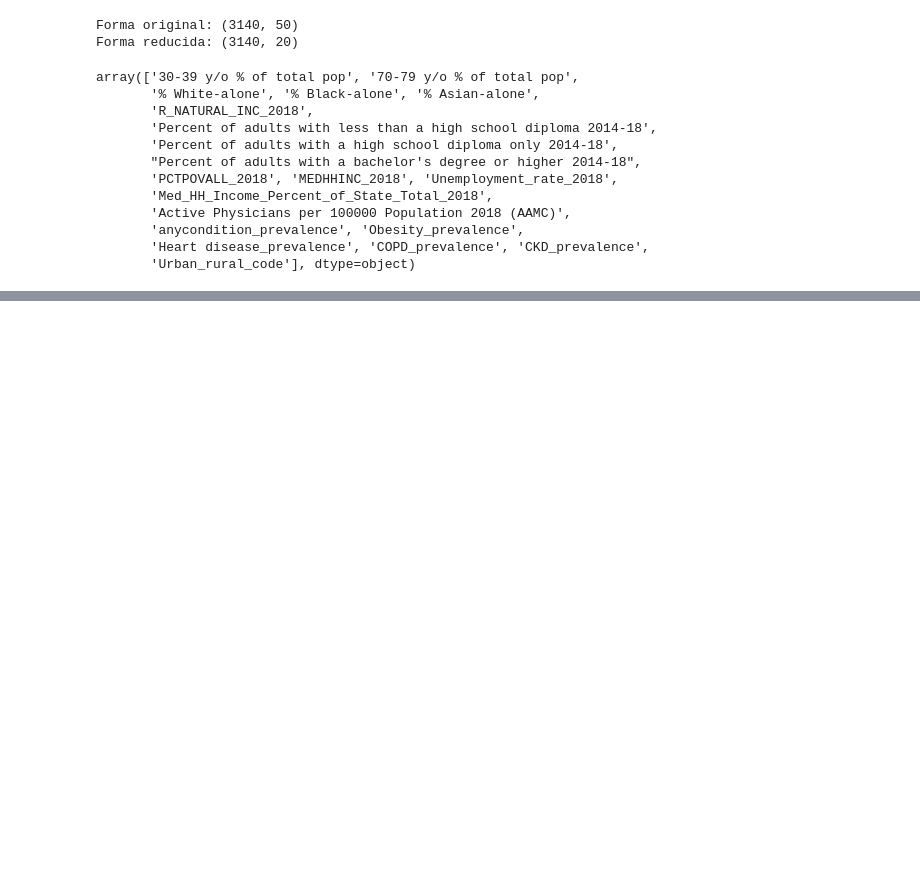
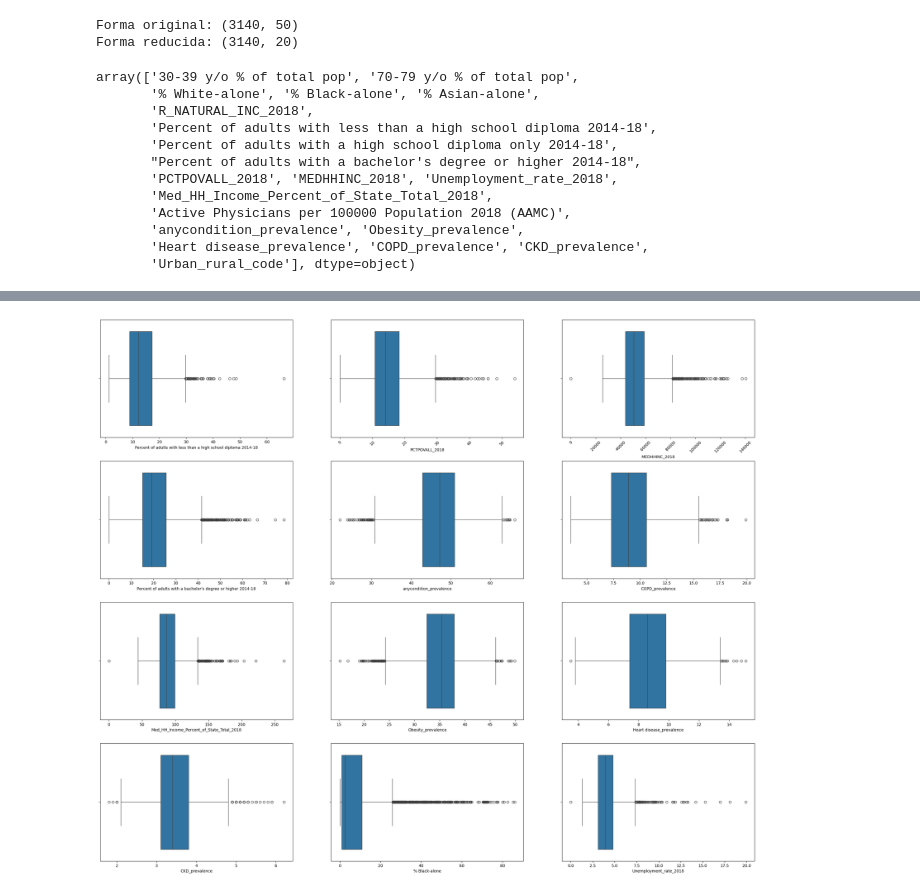
Before and after one commit to Trimboli10/regresion-lineal-trimboli-demograficos, a Jupyter notebook: src/explore.ipynb, the cells around one changed output, grey strips where cells are left out. Saved outputs shown, nothing was run; the diff lists cells and outputs as text; code cells hidden in the pictures; blank space fills up the shorter version.

```diff
--- a/src/explore.ipynb
+++ b/src/explore.ipynb
@@ -491,12 +167,0 @@ pipe = Pipeline(steps=[
-# %%
-# Aplico el pipeline completo al train (imputa nulos, escala y selecciona las mejores features)
-X_train_sel = pipe.fit_transform(X_train, y_train)
-
-# Obtengo una máscara True/False indicando qué columnas fueron seleccionadas
-mask = pipe.named_steps["selector"].get_support()
-
-# Extraemos los nombres de las columnas seleccionadas
-selected_cols = np.array(ds_limpio.columns.drop(['y']))[mask]
-
-# Aplico la misma transformación al test (sin reaprender, solo transforma)
-X_test_sel = pipe.transform(X_test)
@@ -666,0 +168,8 @@ Conclusiones: en este caso siendo un modelo que quiere predecir que clientes van
+# %%
+#Dataset definitivo para modelar agregando la variable objetivo
+
+ds_limpio = ds_label_coded[selected_cols]
+
+ds_limpio["diabetes_prevalence"] = y
+
+ds_limpio
@@ -666,0 +202,24 @@ Conclusiones: en este caso siendo un modelo que quiere predecir que clientes van
+# %%
+# Grafico, no elimino outliers porque tengo muy pocos datos y al ser datos socio demograficos son utiles en su totalidad
+
+fig, axis  = plt.subplots(4, 3, figsize = (30,25))
+
+sns.boxplot(ax = axis [0, 0], data = ds_limpio, x = "Percent of adults with less than a high school diploma 2014-18")
+sns.boxplot(ax = axis [1, 0], data = ds_limpio, x = "Percent of adults with a bachelor's degree or higher 2014-18")
+sns.boxplot(ax = axis [0, 1], data = ds_limpio, x = "PCTPOVALL_2018")
+sns.boxplot(ax = axis [0, 2], data = ds_limpio, x = "MEDHHINC_2018")
+sns.boxplot(ax = axis [2, 0], data = ds_limpio, x = "Med_HH_Income_Percent_of_State_Total_2018")
+sns.boxplot(ax = axis [1, 1], data = ds_limpio, x = "anycondition_prevalence")
+sns.boxplot(ax = axis [2, 1], data = ds_limpio, x = "Obesity_prevalence")
+sns.boxplot(ax = axis [2, 2], data = ds_limpio, x = "Heart disease_prevalence")
+sns.boxplot(ax = axis [1, 2], data = ds_limpio, x = "COPD_prevalence")
+sns.boxplot(ax = axis [3, 0], data = ds_limpio, x = "CKD_prevalence")
+sns.boxplot(ax = axis [3, 1], data = ds_limpio, x = "% Black-alone")
+sns.boxplot(ax = axis [3, 2], data = ds_limpio, x = "Unemployment_rate_2018")
+
+axis[0, 1].tick_params(axis = "x", rotation = 45)
+axis[0, 2].tick_params(axis = "x", rotation = 45)
+
+plt.show()
+# %% [output]
+[figure, added]
```
Also changed, not shown: parts of 58 cells of this notebook.
